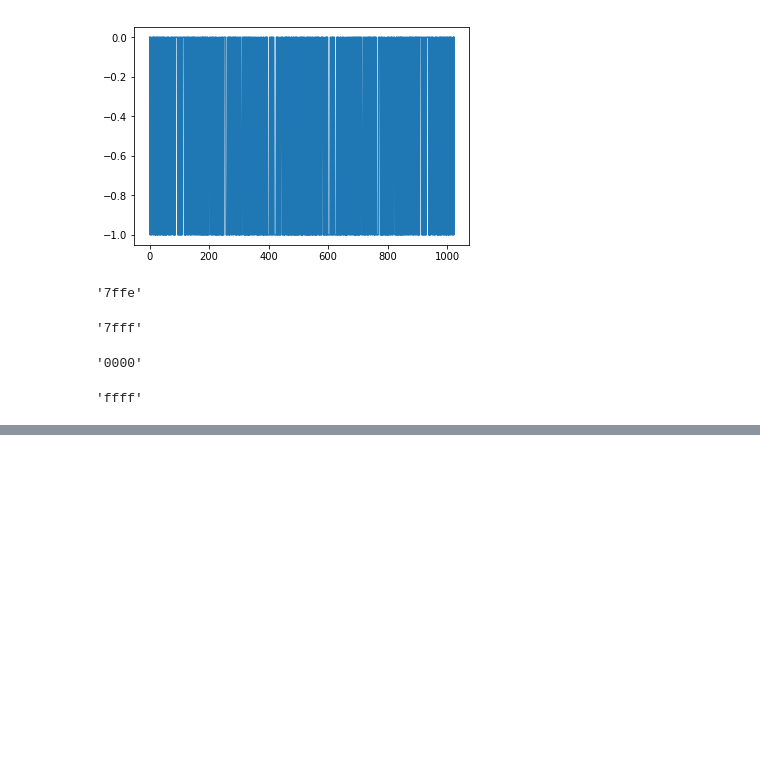
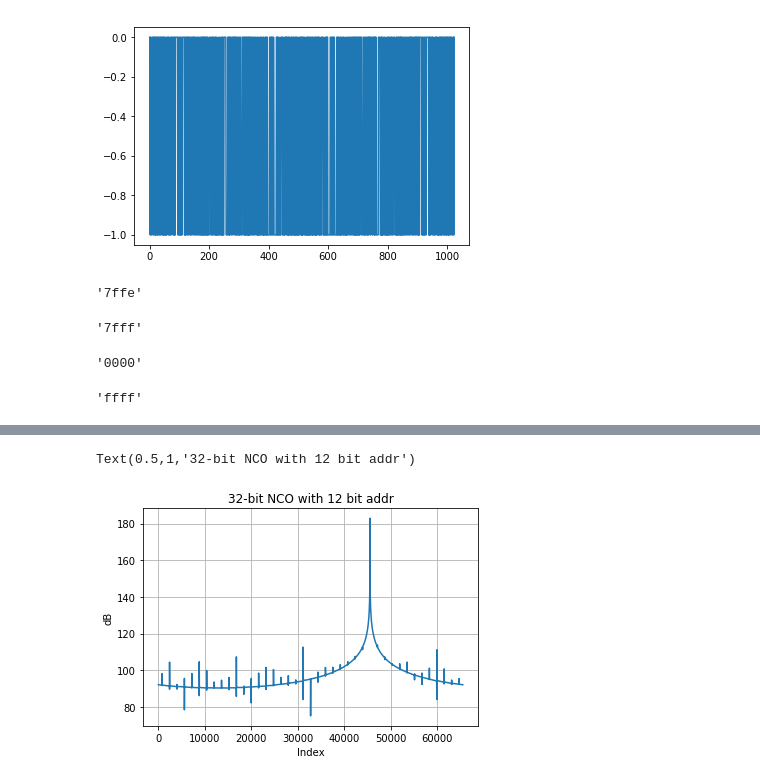
Before and after one commit to zstechly/various_notebooks, a Jupyter notebook: cos_lut_generation.ipynb, the cells around one changed output, grey strips where cells are left out. Drawn from its saved outputs; the diff is of its cells as text; code cells hidden in the pictures; blank space fills up the shorter version.

```diff
--- a/cos_lut_generation.ipynb
+++ b/cos_lut_generation.ipynb
@@ -85,0 +133,31 @@ cos_lut_floor_hex[768]
+# %%
+nco_bit_size = 32
+nco_accum = np.zeros(65536)
+t = np.arange(65536)
+nco_step = 250e6/1.28125e9*2**nco_bit_size
+phase = np.zeros(65536)
+cos_out = np.zeros(65536)
+sin_out = np.zeros(65536)
+addr_size = 12
+# %%
+for x in range(65536):
+    nco_accum[x] = nco_accum[x-1] + nco_step;
+    if (nco_accum[x] > 2**nco_bit_size - 1):
+        nco_accum[x] = nco_accum[x] - 2**nco_bit_size
+    phase[x] = int(nco_accum[x] / 2**(nco_bit_size - addr_size))
+    phase[x] = phase[x].astype(int)
+    if (phase[x] > 4095):
+        phase[x] = phase[x] - 4096
+
+    cos_out[x] = cos_lut_scale_round[phase[x].astype(int)]
+    sin_out[x] = cos_lut_scale_round[np.mod(phase[x].astype(int)+3072,4096)]
+# %%
+freq_axis = np.linspace(-640.625,640.625,65536)
+plt.plot(freq_axis,20*np.log10(np.abs(fftpack.fftshift(fftpack.fft(cos_out + 1j*sin_out)))))
+plt.grid(True)
+plt.xlabel('Frequency')
+plt.ylabel('dB')
+plt.title("32-bit NCO with 12 bit addr")
+# %% [output]
+Text(0.5,1,'32-bit NCO with 12 bit addr')
+[figure, added]
```
Also changed, not shown: parts of 14 cells of this notebook, 1 other file.
